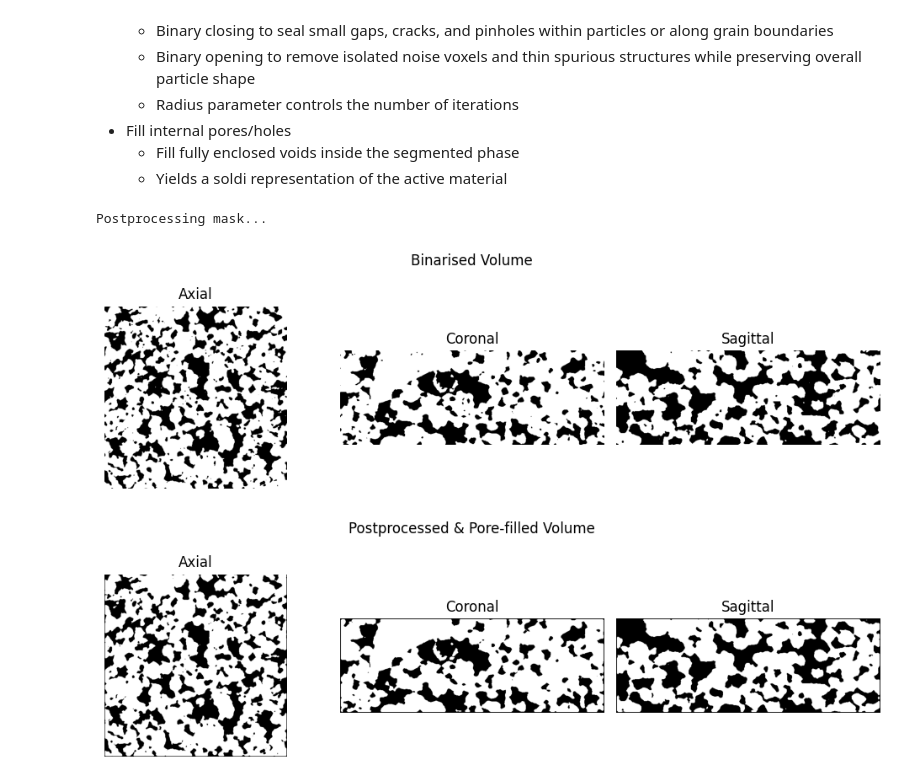
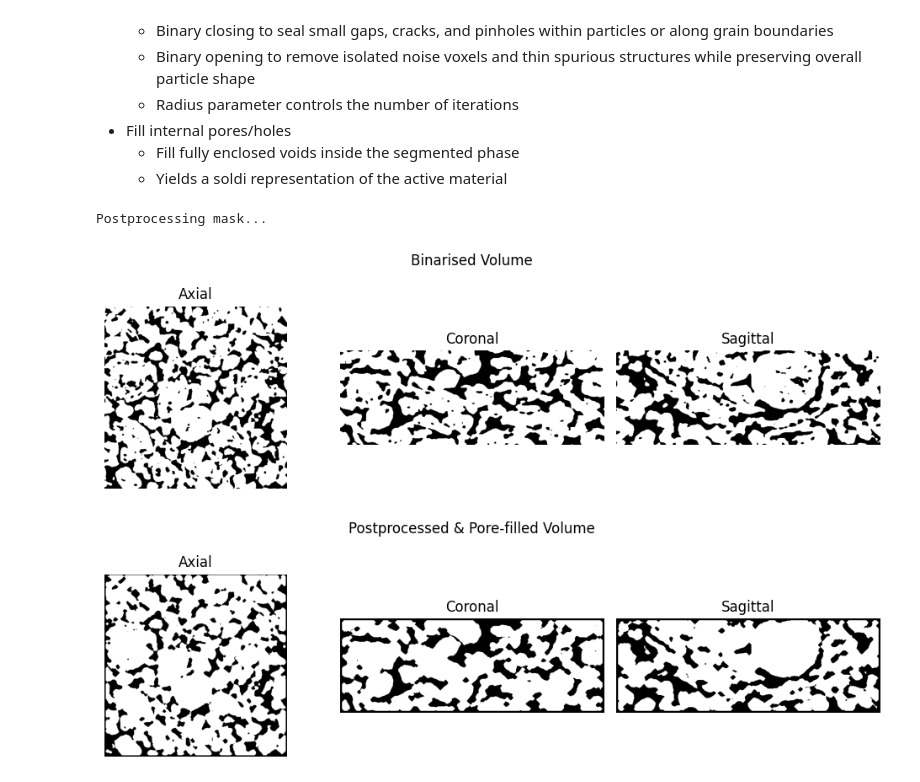
Before and after one commit to aryziz/CTSeg3D-IKT213, a Jupyter notebook: notebooks/guide.ipynb, the cells around one changed output. Drawn from its saved outputs; the diff is of its cells as text; code cells hidden in the pictures.

```diff
--- a/notebooks/guide.ipynb
+++ b/notebooks/guide.ipynb
@@ -265,8 +252,8 @@ def multi_otsu_3d(
     return thresholds, labeled_volume, interclass_variance
 
 thresholds, labeled_volume, icv = multi_otsu_3d(
-    preprocessed_stack,
-    classes=3,
+    raw_data,
+    classes=2,
     min_bg_size=5000,
     max_bg_size=200000,
 )
@@ -471,33 +461,33 @@ def postprocess_mask(mask: np.ndarray, radius: int = 1) -> np.ndarray:
     bin_mask = (mask > 0).astype(bool)
 
     structure = generate_binary_structure(rank=3, connectivity=1)
 
     closed = binary_closing(bin_mask, structure=structure, iterations=radius)
     opened = binary_opening(closed, structure=structure, iterations=radius)
 
     return opened.astype(np.uint8)
 
 
 def fill_internal_pores(mask: np.ndarray) -> np.ndarray:
     """Fill pores using ndimage binary_fill_holes
 
     Args:
         mask (np.ndarray): Input binary mask
 
     Returns:
         np.ndarray: Postprocessed binary mask
     """
     bin_mask = (mask > 0).astype(bool)
     filled = binary_fill_holes(bin_mask)
     return filled.astype(np.uint8)
 
 
-morphologically_postprocessed = postprocess_mask(binarised_volume, radius=2)
+morphologically_postprocessed = postprocess_mask(binarised_volume, radius=1)
 pore_filled = fill_internal_pores(morphologically_postprocessed)
 
 show_slices(binarised_volume, title="Binarised Volume")
 show_slices(pore_filled, title="Postprocessed & Pore-filled Volume")
 # %% [output]
 Postprocessing mask...
-[figure, old version]
+[figure, new version]
-[figure, old version]
+[figure, new version]
```
Also changed, not shown: parts of 6 cells of this notebook, 4 other files.
